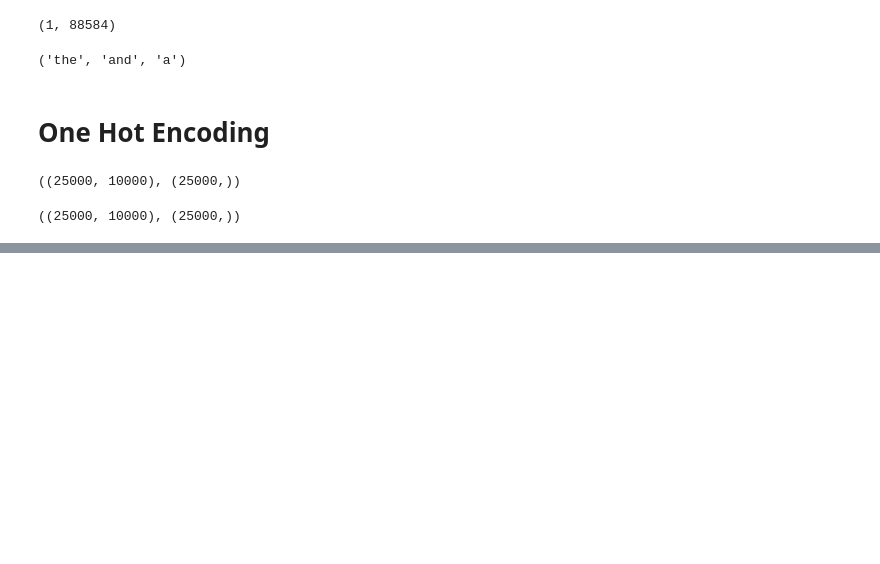
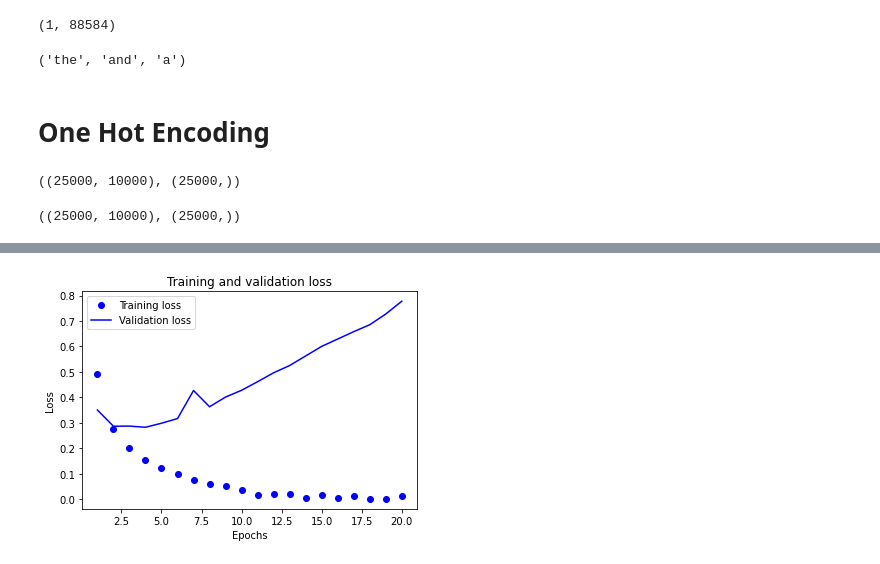
Before and after one commit to somnath1077/MachineLearningExercises, a Jupyter notebook: ML_Using_Python/chap03/ch03_IMDB_Review_Classification.ipynb, the cells around one changed output, grey strips where cells are left out. Saved outputs shown, nothing was run; the diff lists cells and outputs as text; code cells hidden in the pictures; blank space fills up the shorter version.

```diff
--- a/ML_Using_Python/chap03/ch03_IMDB_Review_Classification.ipynb
+++ b/ML_Using_Python/chap03/ch03_IMDB_Review_Classification.ipynb
@@ -153,0 +240,15 @@ Epoch 4/4
+# %%
+model = models.Sequential()
+model.add(layers.Dense(32, activation='relu', input_shape=(10000,)))
+model.add(layers.Dense(32, activation='relu'))
+model.add(layers.Dense(1, activation='sigmoid'))
+
+model.compile(optimizer='rmsprop',
+              loss='binary_crossentropy',
+              metrics=['accuracy'])
+
+history = model.fit(partial_x_train,
+                    partial_y_train,
+                    epochs=20,
+                    batch_size=512,
+                    validation_data=(x_val, y_val))
@@ -153,0 +273,4 @@ Epoch 4/4
+# %%
+train_val_loss(history)
+# %% [output]
+[figure, added]
```
Also changed, not shown: parts of 26 cells of this notebook.
